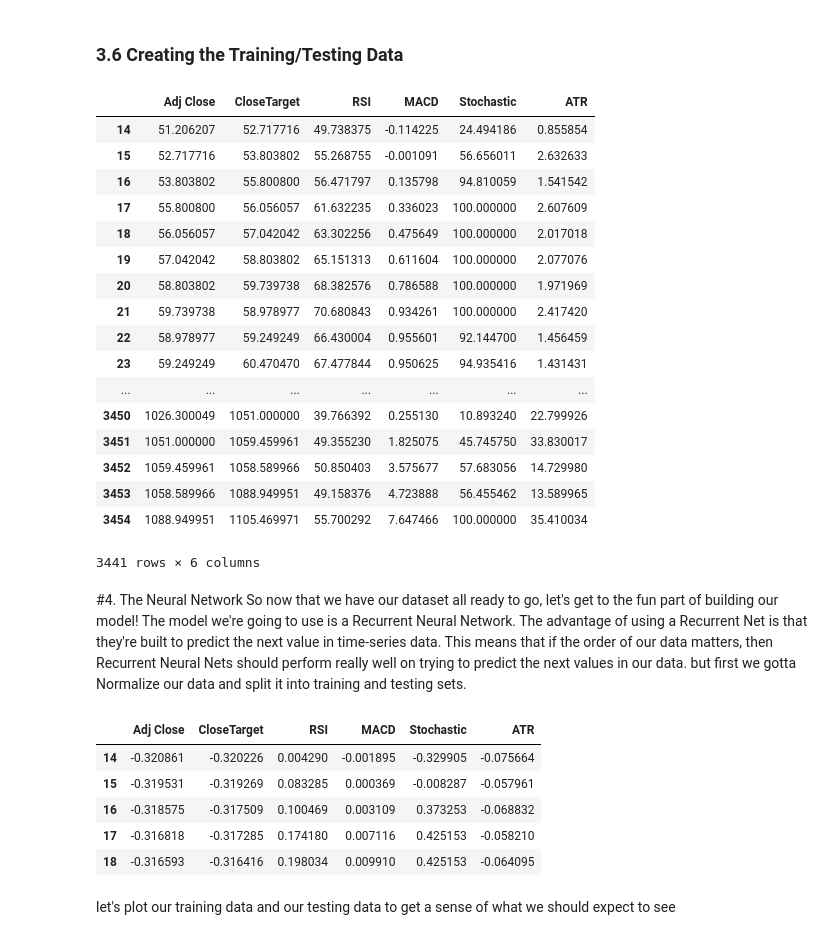
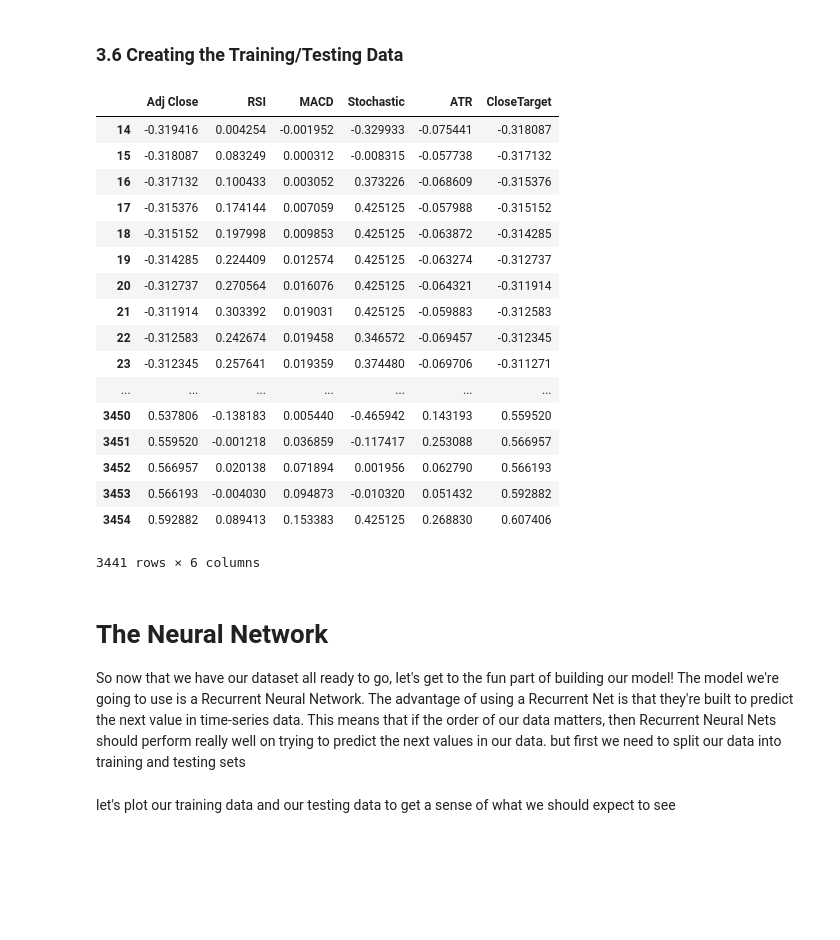
Before and after one commit to NamitraKali/Stock-Price-Prediction, a Jupyter notebook: RNN_Predictor.ipynb, the cells around one changed output. Drawn from its saved outputs; the diff is of its cells as text; code cells hidden in the pictures; blank space fills up the shorter version.

```diff
--- a/RNN_Predictor.ipynb
+++ b/RNN_Predictor.ipynb
@@ -285,48 +285,43 @@ plt.show()
   ### <a id='3.6'>3.6 Creating the Training/Testing Data</a>
 # %%
 price = df[['Adj Close']].copy()
-price['CloseTarget'] = price['Adj Close'].shift(-1)
 price['RSI'] = RSI_calc(df, 14)
 price['RSI'] = price['RSI'].shift(14)
 price['MACD'] = MACD(price, 12, 26, 9)
 price['Stochastic'] = stochastic(price, 14)
 price['ATR'] = ATR(df, 14)
+
+# Normalize the data
+price = (price - price.mean()) / (price.max() - price.min())
+
+# Add in the target price
+price['CloseTarget'] = price['Adj Close'].shift(-1)
 dataset = price.dropna()
 
 dataset.to_csv('Google_TechnicalIndicators.csv', index=False)
 #files.download('Google_TechnicalIndicators.csv')
 dataset
 # %% [output]
-|  | Adj Close | CloseTarget | RSI | MACD | Stochastic | ATR |
-| 14 | 51.206207 | 52.717716 | 49.738375 | -0.114225 | 24.494186 | 0.855854 |
-| 15 | 52.717716 | 53.803802 | 55.268755 | -0.001091 | 56.656011 | 2.632633 |
-| 16 | 53.803802 | 55.800800 | 56.471797 | 0.135798 | 94.810059 | 1.541542 |
-| 17 | 55.800800 | 56.056057 | 61.632235 | 0.336023 | 100.000000 | 2.607609 |
-| 18 | 56.056057 | 57.042042 | 63.302256 | 0.475649 | 100.000000 | 2.017018 |
-| 19 | 57.042042 | 58.803802 | 65.151313 | 0.611604 | 100.000000 | 2.077076 |
-| 20 | 58.803802 | 59.739738 | 68.382576 | 0.786588 | 100.000000 | 1.971969 |
-| 21 | 59.739738 | 58.978977 | 70.680843 | 0.934261 | 100.000000 | 2.417420 |
-| 22 | 58.978977 | 59.249249 | 66.430004 | 0.955601 | 92.144700 | 1.456459 |
-| 23 | 59.249249 | 60.470470 | 67.477844 | 0.950625 | 94.935416 | 1.431431 |
+|  | Adj Close | RSI | MACD | Stochastic | ATR | CloseTarget |
+| 14 | -0.319416 | 0.004254 | -0.001952 | -0.329933 | -0.075441 | -0.318087 |
+| 15 | -0.318087 | 0.083249 | 0.000312 | -0.008315 | -0.057738 | -0.317132 |
+| 16 | -0.317132 | 0.100433 | 0.003052 | 0.373226 | -0.068609 | -0.315376 |
+| 17 | -0.315376 | 0.174144 | 0.007059 | 0.425125 | -0.057988 | -0.315152 |
+| 18 | -0.315152 | 0.197998 | 0.009853 | 0.425125 | -0.063872 | -0.314285 |
+| 19 | -0.314285 | 0.224409 | 0.012574 | 0.425125 | -0.063274 | -0.312737 |
+| 20 | -0.312737 | 0.270564 | 0.016076 | 0.425125 | -0.064321 | -0.311914 |
+| 21 | -0.311914 | 0.303392 | 0.019031 | 0.425125 | -0.059883 | -0.312583 |
+| 22 | -0.312583 | 0.242674 | 0.019458 | 0.346572 | -0.069457 | -0.312345 |
+| 23 | -0.312345 | 0.257641 | 0.019359 | 0.374480 | -0.069706 | -0.311271 |
 | ... | ... | ... | ... | ... | ... | ... |
-| 3450 | 1026.300049 | 1051.000000 | 39.766392 | 0.255130 | 10.893240 | 22.799926 |
-| 3451 | 1051.000000 | 1059.459961 | 49.355230 | 1.825075 | 45.745750 | 33.830017 |
-| 3452 | 1059.459961 | 1058.589966 | 50.850403 | 3.575677 | 57.683056 | 14.729980 |
-| 3453 | 1058.589966 | 1088.949951 | 49.158376 | 4.723888 | 56.455462 | 13.589965 |
-| 3454 | 1088.949951 | 1105.469971 | 55.700292 | 7.647466 | 100.000000 | 35.410034 |
+| 3450 | 0.537806 | -0.138183 | 0.005440 | -0.465942 | 0.143193 | 0.559520 |
+| 3451 | 0.559520 | -0.001218 | 0.036859 | -0.117417 | 0.253088 | 0.566957 |
+| 3452 | 0.566957 | 0.020138 | 0.071894 | 0.001956 | 0.062790 | 0.566193 |
+| 3453 | 0.566193 | -0.004030 | 0.094873 | -0.010320 | 0.051432 | 0.592882 |
+| 3454 | 0.592882 | 0.089413 | 0.153383 | 0.425125 | 0.268830 | 0.607406 |
 3441 rows × 6 columns
 # %% [markdown]
-#<a id='4'>4. The Neural Network</a>
-So now that we have our dataset all ready to go, let's get to the fun part of building our model! The model we're going to use is a Recurrent Neural Network. The advantage of using a Recurrent Net is that they're built to predict the next value in time-series data. This means that if the order of our data matters, then Recurrent Neural Nets should perform really well on trying to predict the next values in our data. but first we gotta Normalize our data and split it into training and testing sets.
+# <a id='4'> The Neural Network</a>
+So now that we have our dataset all ready to go, let's get to the fun part of building our model! The model we're going to use is a Recurrent Neural Network. The advantage of using a Recurrent Net is that they're built to predict the next value in time-series data. This means that if the order of our data matters, then Recurrent Neural Nets should perform really well on trying to predict the next values in our data. but first we need to split our data into training and testing sets
-# %%
-Normed_dataset = (dataset - dataset.mean()) / (dataset.max() - dataset.min())
-Normed_dataset.head()
-# %% [output]
-|  | Adj Close | CloseTarget | RSI | MACD | Stochastic | ATR |
-| 14 | -0.320861 | -0.320226 | 0.004290 | -0.001895 | -0.329905 | -0.075664 |
-| 15 | -0.319531 | -0.319269 | 0.083285 | 0.000369 | -0.008287 | -0.057961 |
-| 16 | -0.318575 | -0.317509 | 0.100469 | 0.003109 | 0.373253 | -0.068832 |
-| 17 | -0.316818 | -0.317285 | 0.174180 | 0.007116 | 0.425153 | -0.058210 |
-| 18 | -0.316593 | -0.316416 | 0.198034 | 0.009910 | 0.425153 | -0.064095 |
 # %%
 #Splitting the data into train and test sets
```
Also changed, not shown: parts of 21 cells of this notebook, 2 other files.
